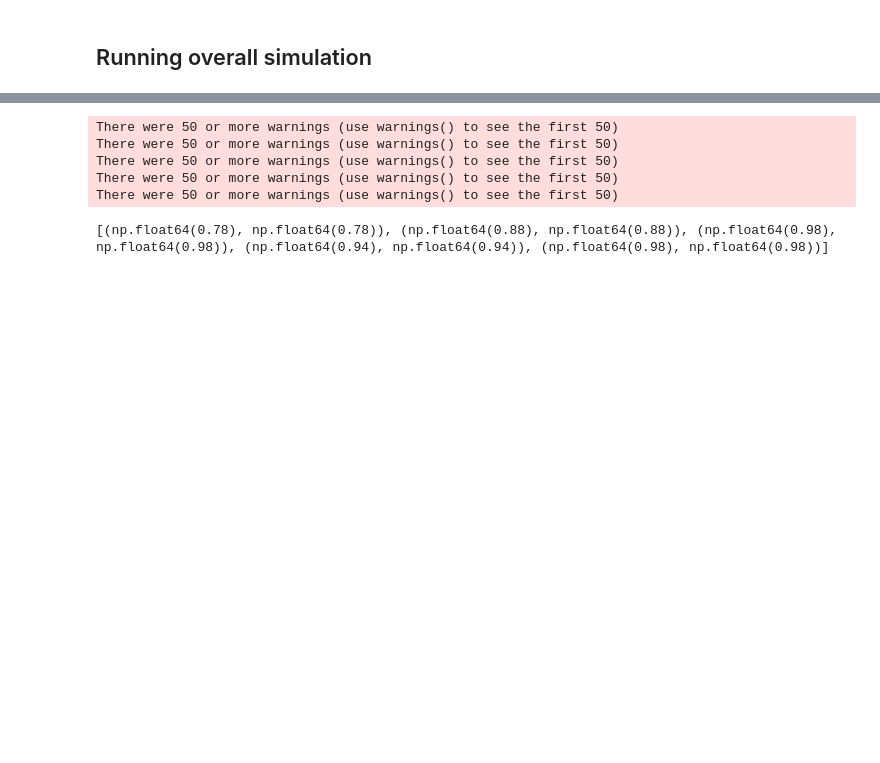
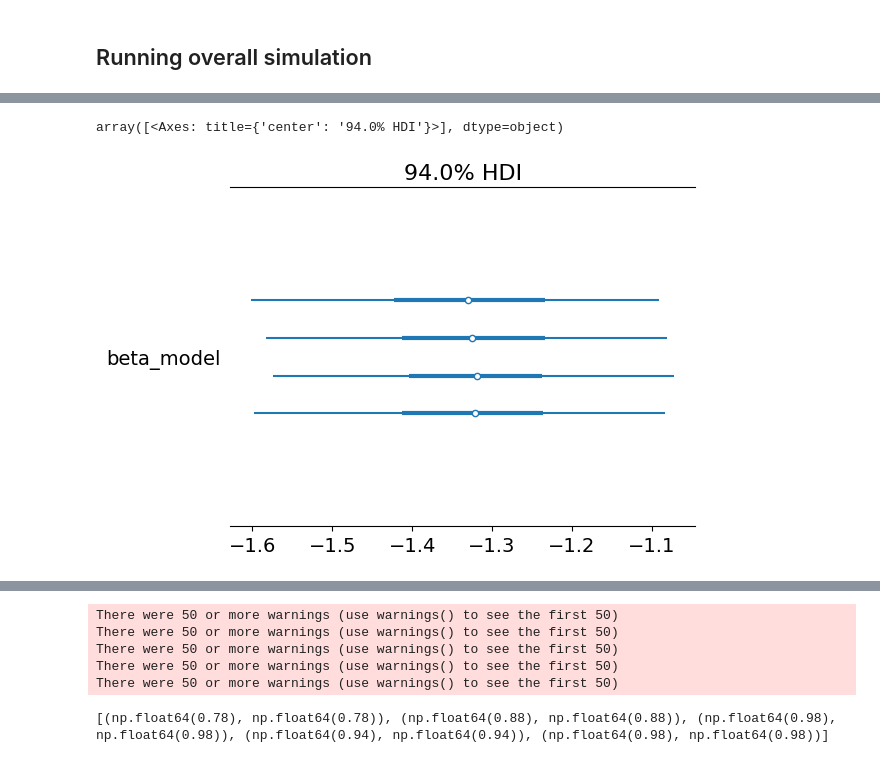
Before and after one commit to daxmavy/art, a Jupyter notebook: simulations/sim.ipynb, the cells around one changed output, grey strips where cells are left out. Cells and saved outputs as stored; diff of their text form; code cells hidden in the pictures; blank space fills up the shorter version.

```diff
--- a/simulations/sim.ipynb
+++ b/simulations/sim.ipynb
@@ -432,0 +674,30 @@ def generate_data_for_simulation(
+# %%
+model_3 = pm.Model()
+# only using beta_ai
+
+with model_3:
+    beta_ai = pm.Normal('beta_model', mu = 0, sigma = 1)
+
+    winner_lambda = idx_to_is_ai[winners]*1*beta_ai
+
+    loser_lambda = idx_to_is_ai[losers]*1*beta_ai
+
+    diff = winner_lambda - loser_lambda
+
+    logit_diff = pm.math.sigmoid(diff) #TODO: huh 1/(1+e^{-x}), so when diff increasess, e^{-x} decreases, so denom decreases, so prob increases
+
+    Y_obs = pm.Bernoulli('Y_obs', p=logit_diff, observed = np.ones(shape=len(bdf)))
+
+    # reason_obs = pm.Categorical('reason_obs', p = (char_aspects_winners - char_aspects_losers) * aspect_weighting_normalised, observed=reasons)
+    # diff_aspects = char_aspects_winners - char_aspects_losers
+
+    # # softmax across the aspects dimension (axis=1) → valid probabilities per obs
+    # reason_p = pm.math.softmax(diff_aspects, axis=1)
+
+    # reason_obs = pm.Categorical(
+    #     'reason_obs',
+    #     p = reason_p,
+    #     observed = reasons
+    # )
+
+    idata_3 = pm.sample(2000, idata_kwargs={"log_likelihood": True})
@@ -432,0 +711,5 @@ def generate_data_for_simulation(
+# %%
+az.plot_forest(idata_3)
+# %% [output]
+array([<Axes: title={'center': '94.0% HDI'}>], dtype=object)
+[figure, added]
```
Also changed, not shown: parts of 26 cells of this notebook.
